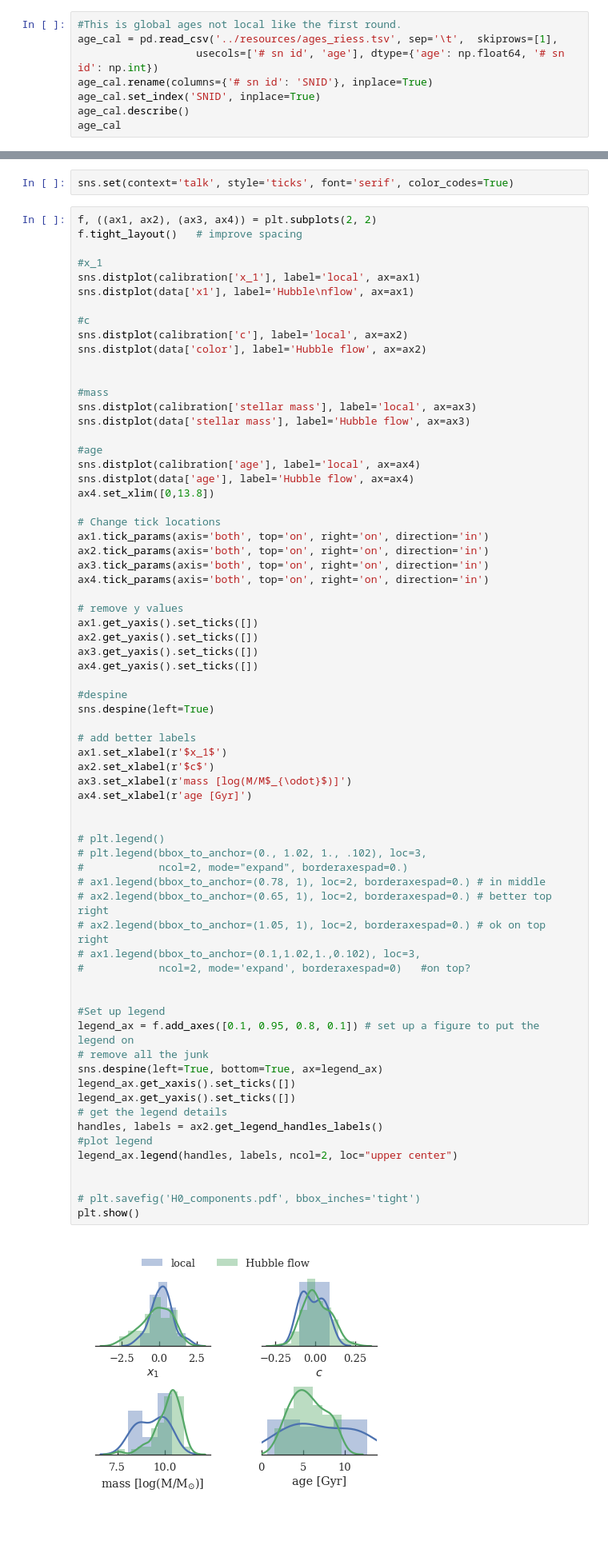
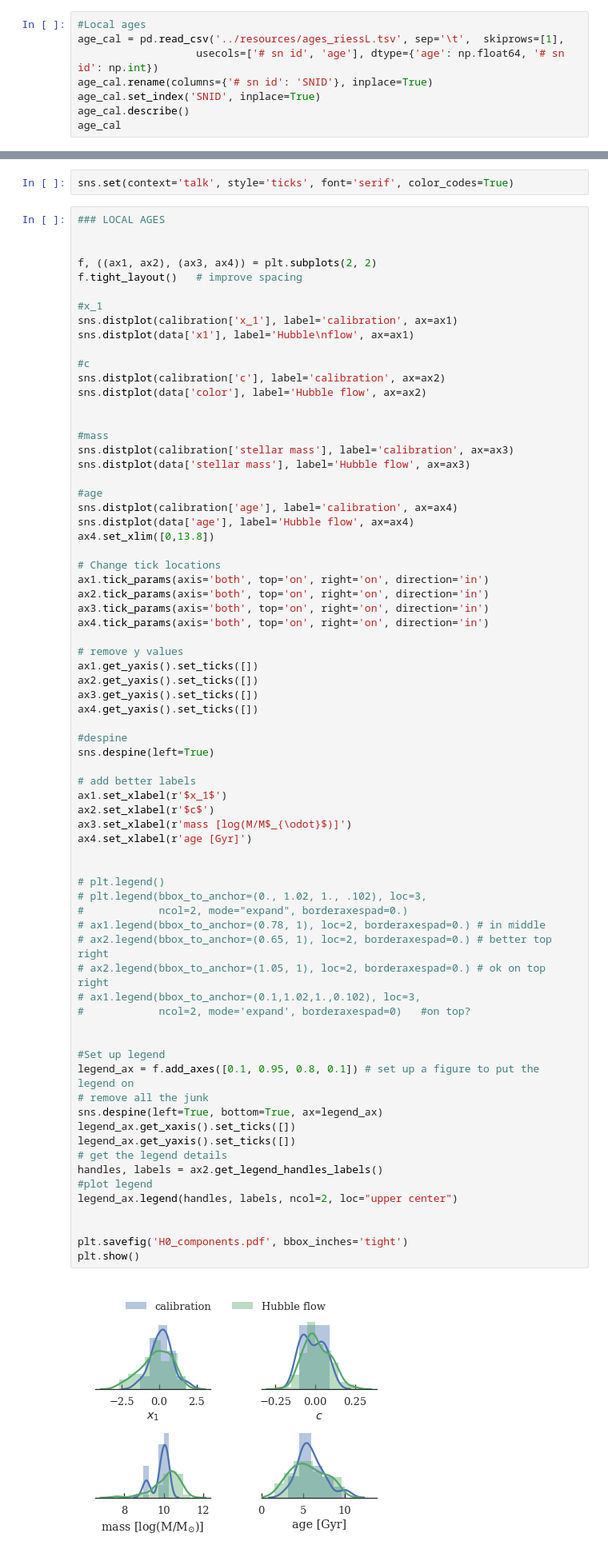
Before and after one commit to benjaminrose/MC-Age, a Jupyter notebook: figures/Discussion-H_0 effect.ipynb, the cells around one changed output, grey strips where cells are left out. Shown at 80% size. Saved outputs shown, nothing was run; the diff lists cells and outputs as text; blank space fills up the shorter version.

```diff
--- a/figures/Discussion-H_0 effect.ipynb
+++ b/figures/Discussion-H_0 effect.ipynb
@@ -149,6 +150,6 @@ galaxy_cal.describe()
 # %%
-#This is global ages not local like the first round.
-age_cal = pd.read_csv('../resources/ages_riess.tsv', sep='\t',  skiprows=[1],
+#Local ages
+age_cal = pd.read_csv('../resources/ages_riessL.tsv', sep='\t',  skiprows=[1],
                    usecols=['# sn id', 'age'], dtype={'age': np.float64, '# sn id': np.int})
 age_cal.rename(columns={'# sn id': 'SNID'}, inplace=True)
 age_cal.set_index('SNID', inplace=True)
@@ -199,24 +247,27 @@ Show that adifferance in PC$_1$ it is not just a mass step (becuase Riess alread
 # %%
 sns.set(context='talk', style='ticks', font='serif', color_codes=True)
 # %%
+### LOCAL AGES
+
+
 f, ((ax1, ax2), (ax3, ax4)) = plt.subplots(2, 2)
 f.tight_layout()   # improve spacing
 
 #x_1
-sns.distplot(calibration['x_1'], label='local', ax=ax1)
+sns.distplot(calibration['x_1'], label='calibration', ax=ax1)
 sns.distplot(data['x1'], label='Hubble\nflow', ax=ax1)
 
 #c
-sns.distplot(calibration['c'], label='local', ax=ax2)
+sns.distplot(calibration['c'], label='calibration', ax=ax2)
 sns.distplot(data['color'], label='Hubble flow', ax=ax2)
 
 
 #mass
-sns.distplot(calibration['stellar mass'], label='local', ax=ax3)
+sns.distplot(calibration['stellar mass'], label='calibration', ax=ax3)
 sns.distplot(data['stellar mass'], label='Hubble flow', ax=ax3)
 
 #age
-sns.distplot(calibration['age'], label='local', ax=ax4)
+sns.distplot(calibration['age'], label='calibration', ax=ax4)
 sns.distplot(data['age'], label='Hubble flow', ax=ax4)
 ax4.set_xlim([0,13.8])
 
@@ -239,32 +290,32 @@ sns.despine(left=True)
 ax1.set_xlabel(r'$x_1$')
 ax2.set_xlabel(r'$c$')
 ax3.set_xlabel(r'mass [log(M/M$_{\odot}$)]')
 ax4.set_xlabel(r'age [Gyr]')
 
 
 # plt.legend()
 # plt.legend(bbox_to_anchor=(0., 1.02, 1., .102), loc=3,
 #            ncol=2, mode="expand", borderaxespad=0.)
 # ax1.legend(bbox_to_anchor=(0.78, 1), loc=2, borderaxespad=0.) # in middle
 # ax2.legend(bbox_to_anchor=(0.65, 1), loc=2, borderaxespad=0.) # better top right
 # ax2.legend(bbox_to_anchor=(1.05, 1), loc=2, borderaxespad=0.) # ok on top right
 # ax1.legend(bbox_to_anchor=(0.1,1.02,1.,0.102), loc=3,
 #            ncol=2, mode='expand', borderaxespad=0)   #on top?
 
 
 #Set up legend
 legend_ax = f.add_axes([0.1, 0.95, 0.8, 0.1]) # set up a figure to put the legend on
 # remove all the junk
 sns.despine(left=True, bottom=True, ax=legend_ax)
 legend_ax.get_xaxis().set_ticks([])
 legend_ax.get_yaxis().set_ticks([])
 # get the legend details
 handles, labels = ax2.get_legend_handles_labels()
 #plot legend
 legend_ax.legend(handles, labels, ncol=2, loc="upper center")
 
 
-# plt.savefig('H0_components.pdf', bbox_inches='tight')
+plt.savefig('H0_components.pdf', bbox_inches='tight')
 plt.show()
 # %% [output]
-[figure, old version]
+[figure, new version]
```
Also changed, not shown: parts of 24 cells of this notebook, 5 other files.
